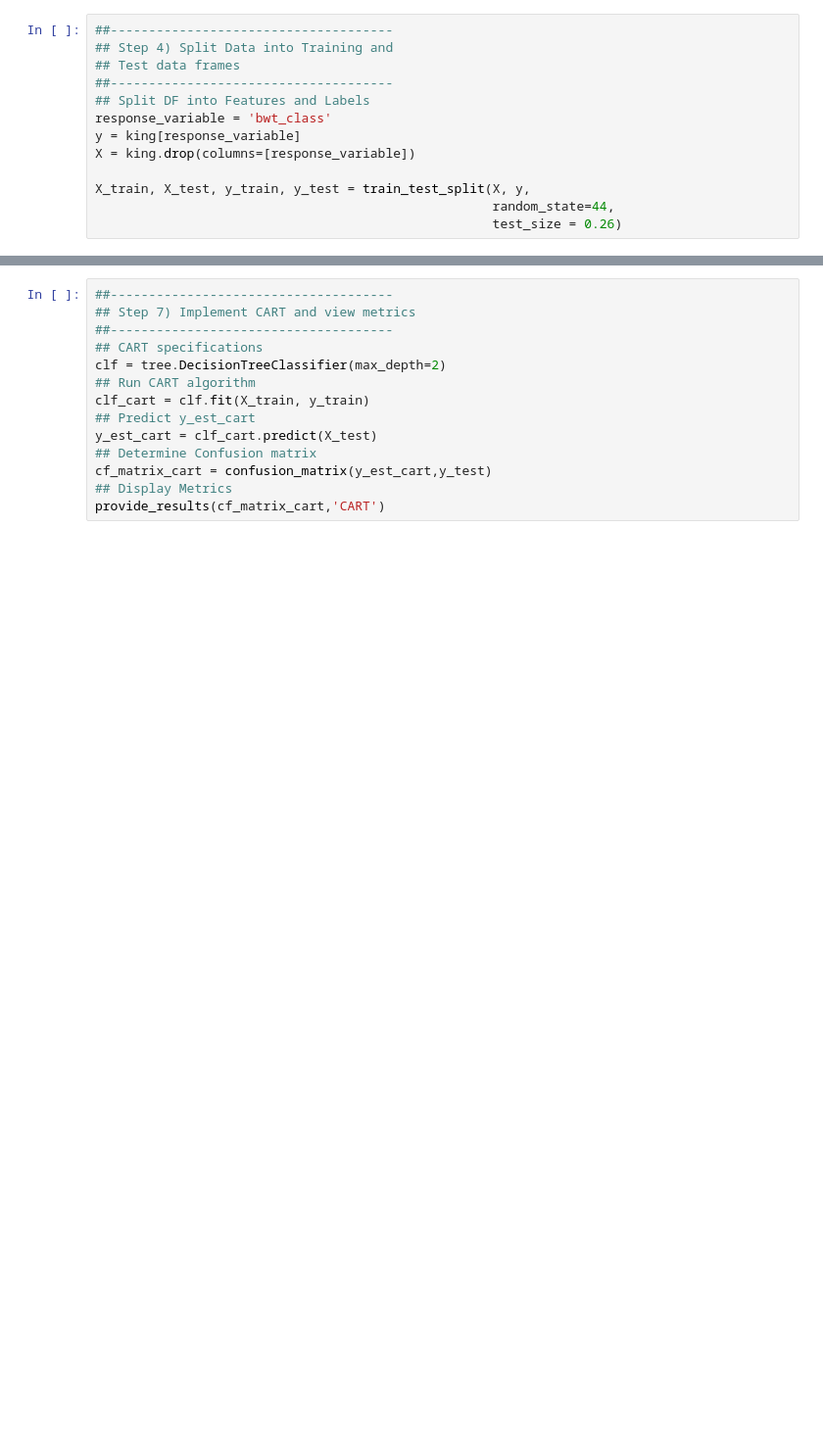
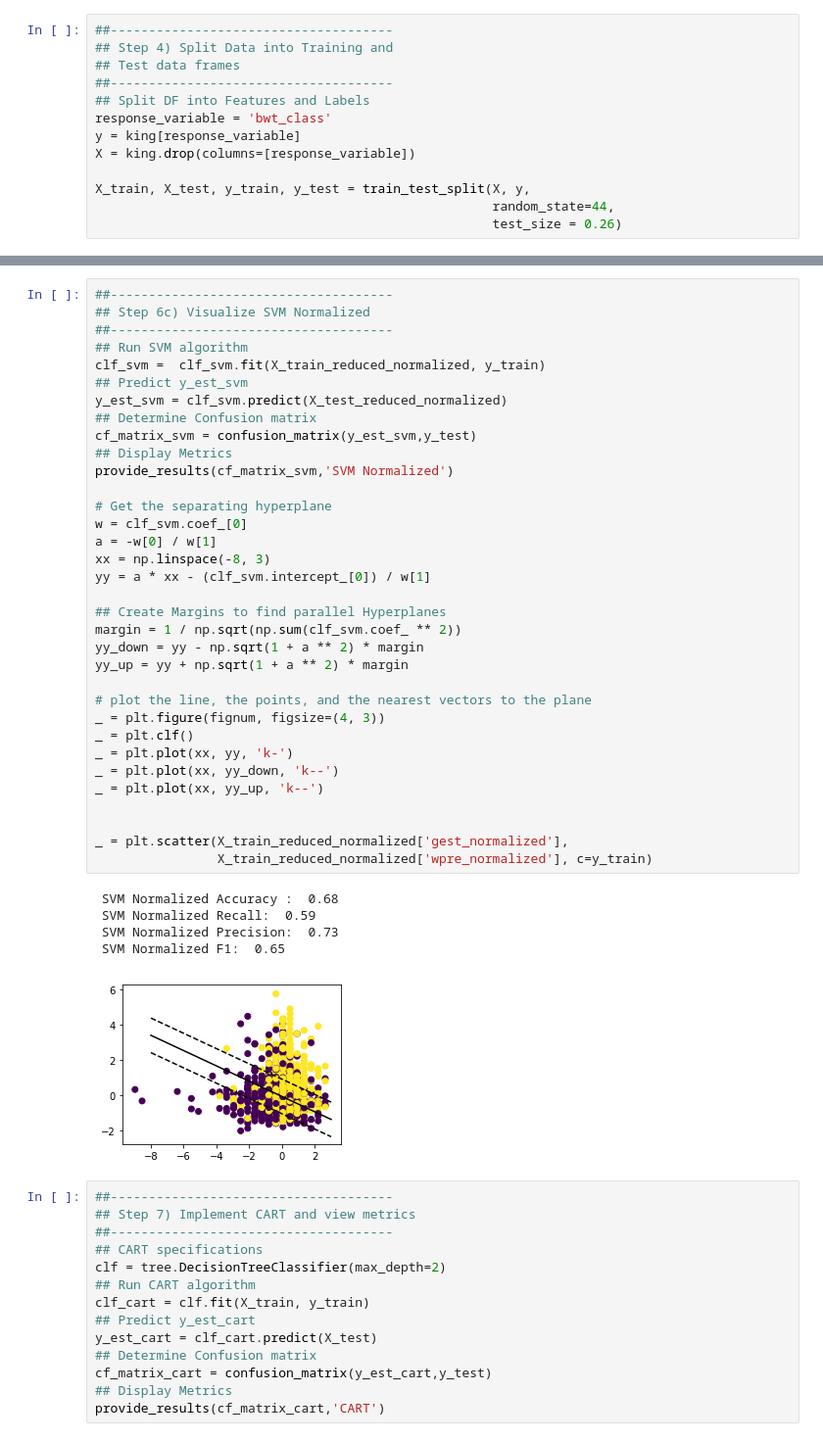
Before and after one commit to jamesijw23/5_favorite_ML, a Jupyter notebook: Week 2 Blog_Notes.ipynb, the cells around one changed output, grey strips where cells are left out. Shown at 98% size. Cells and saved outputs as stored; diff of their text form; blank space fills up the shorter version.

```diff
--- a/Week 2 Blog_Notes.ipynb
+++ b/Week 2 Blog_Notes.ipynb
@@ -190,3 +267,43 @@ provide_results(cf_matrix_svm,'SVM')
+# %%
+##-------------------------------------
+## Step 6c) Visualize SVM Normalized
+##-------------------------------------
+## Run SVM algorithm
+clf_svm =  clf_svm.fit(X_train_reduced_normalized, y_train)
+## Predict y_est_svm
+y_est_svm = clf_svm.predict(X_test_reduced_normalized)
+## Determine Confusion matrix
+cf_matrix_svm = confusion_matrix(y_est_svm,y_test)
+## Display Metrics
+provide_results(cf_matrix_svm,'SVM Normalized')
+
+# Get the separating hyperplane
+w = clf_svm.coef_[0]
+a = -w[0] / w[1]
+xx = np.linspace(-8, 3)
+yy = a * xx - (clf_svm.intercept_[0]) / w[1]
+
+## Create Margins to find parallel Hyperplanes
+margin = 1 / np.sqrt(np.sum(clf_svm.coef_ ** 2))
+yy_down = yy - np.sqrt(1 + a ** 2) * margin
+yy_up = yy + np.sqrt(1 + a ** 2) * margin
+
+# plot the line, the points, and the nearest vectors to the plane
+_ = plt.figure(fignum, figsize=(4, 3))
+_ = plt.clf()
+_ = plt.plot(xx, yy, 'k-')
+_ = plt.plot(xx, yy_down, 'k--')
+_ = plt.plot(xx, yy_up, 'k--')
+
+
+_ = plt.scatter(X_train_reduced_normalized['gest_normalized'],
+                X_train_reduced_normalized['wpre_normalized'], c=y_train)
+# %% [output]
+ SVM Normalized Accuracy :  0.68
+ SVM Normalized Recall:  0.59
+ SVM Normalized Precision:  0.73
+ SVM Normalized F1:  0.65
+[figure, added]
 # %%
 ##-------------------------------------
 ## Step 7) Implement CART and view metrics
```
Also changed, not shown: parts of 8 cells of this notebook.
